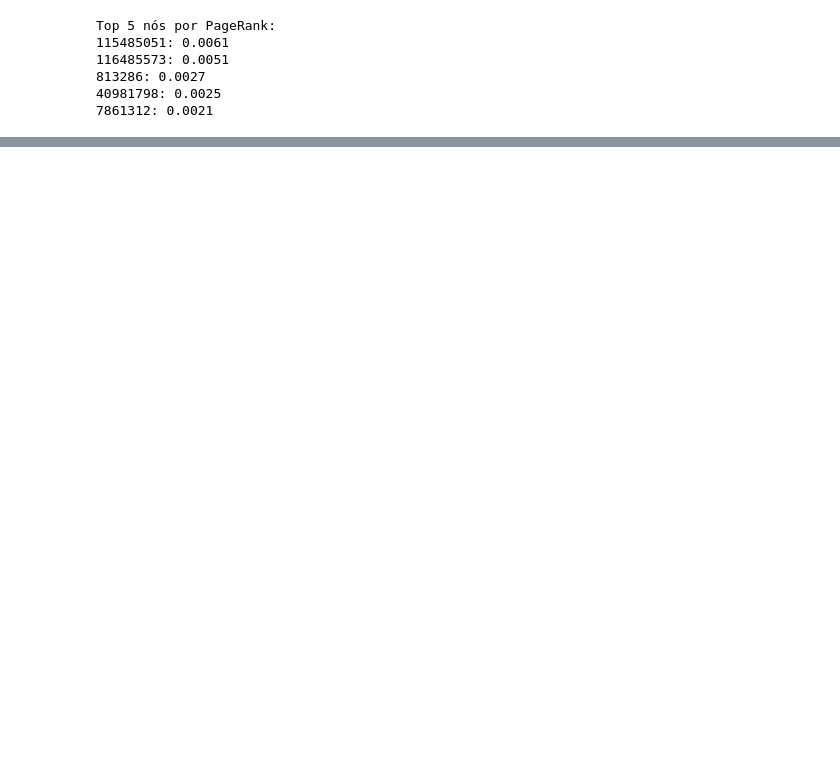
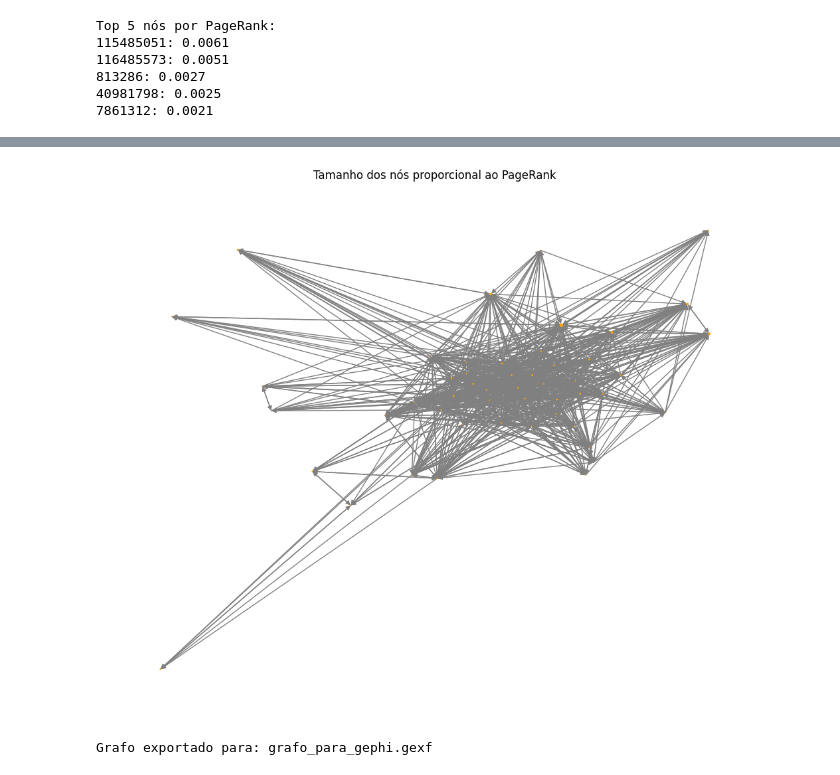
Before and after one commit to The-Jonas/Trabalho-TAG-1, a Jupyter notebook: main.ipynb, the cells around one changed output, grey strips where cells are left out. Saved outputs shown, nothing was run; the diff lists cells and outputs as text; code cells hidden in the pictures; blank space fills up the shorter version.

```diff
--- a/main.ipynb
+++ b/main.ipynb
@@ -14,8 +15,8 @@ Arestas: 1768149
 from src.analysis import calcular_pagerank
 import random
                                  # ← Defina qual tipo de subgrafo quer usar
-usar_subgrafo_top = True         # ← Mude aqui se quiser um subgrafo dos mais influentes
-usar_subgrafo_aleatorio = False  # ← Mude aqui se quiser um aleatório
+usar_subgrafo_top = False        # ← Mude aqui se quiser um subgrafo dos mais influentes
+usar_subgrafo_aleatorio = True   # ← Mude aqui se quiser um aleatório
 n = 500                          # ← Tamanho do subgrafo
 
 if usar_subgrafo_top:
@@ -87,4 +99,16 @@ plot_grafo_basico(G)  # Mostra primeiros 200 nós
+# %%
+# Visualizar um grafo com os nós dimensionados pelo valor do PageRank
+# Precisa do grafo e do Pagerank pra ser executado
+# Consegue ser executado mesmo com o grafo completo, mas recomendado que o num_nodes seja <= 300
+
+from src.visualize import plot_pagerank
+
+plot_pagerank(G, pagerank, num_nodes = 50)
+# %% [output]
+[figure, added]
 # %%
 from src.visualize import exportar_para_gephi
 
 exportar_para_gephi(G)
+# %% [output]
+Grafo exportado para: grafo_para_gephi.gexf
```
Also changed, not shown: parts of 5 cells of this notebook.
